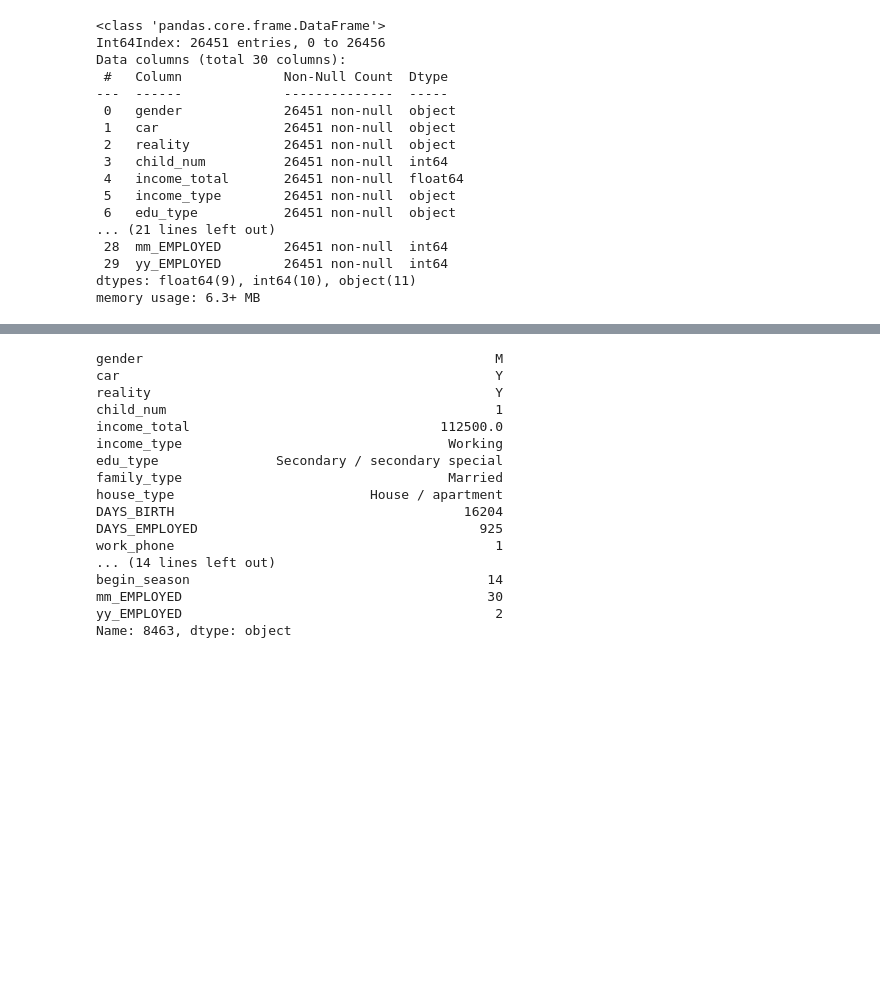
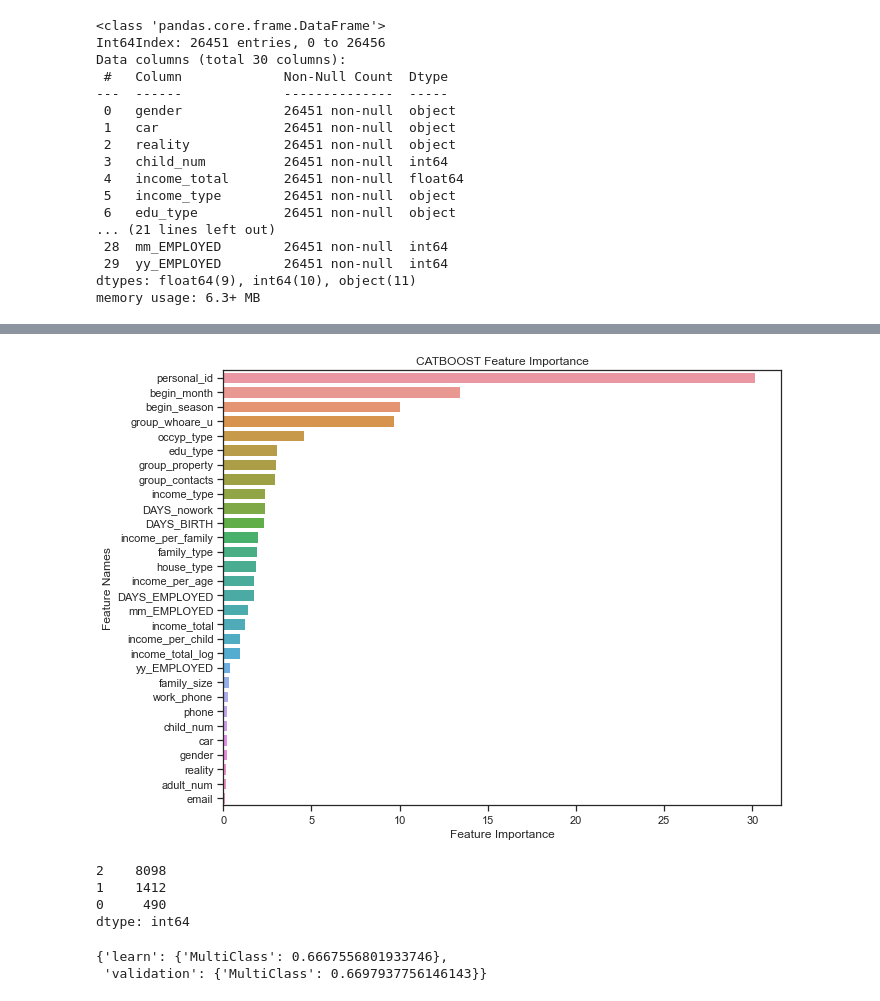
Before and after one commit to Gangtaro/data_science_repository, a Jupyter notebook: COMPETETION_LOG/DACON_210405_credit/Untitled.ipynb, the cells around one changed output, grey strips where cells are left out. Cells and saved outputs as stored; diff of their text form; code cells hidden in the pictures; blank space fills up the shorter version.

```diff
--- a/COMPETETION_LOG/DACON_210405_credit/Untitled.ipynb
+++ b/COMPETETION_LOG/DACON_210405_credit/Untitled.ipynb
@@ -270,19 +254,19 @@ X
 # %%
-skfold = StratifiedKFold(n_splits=10, shuffle=True, random_state=55)
+skfold = StratifiedKFold(n_splits=15, shuffle=True, random_state=55)
 folds=[]
 for train_idx, valid_idx in skfold.split(X, y):
         folds.append((train_idx, valid_idx))
 
 cat_pred = np.zeros((X.shape[0], n_class))
 cat_pred_test = np.zeros((X_test.shape[0], n_class))
-cat_cols = categorical_feats#+ ['gender', 'car', 'reality', 'phone', 'email', 'work_phone']
+cat_cols = categorical_feats
 print('category features : {}'.format(cat_cols))
 
 # 15Fold-CV (StratifiedKFold)
 for fold in range(len(folds)):
-    print(f'\n----------------- Fold {fold} -----------------\n')
+    print(f'\n----------------- Fold {fold+1} -----------------\n')
     train_idx, valid_idx = folds[fold]
-    X_train, X_valid, y_train, y_valid = X.iloc[train_idx], X.iloc[valid_idx], y[train_idx], y[valid_idx]
+    X_train, X_valid, y_train, y_valid = X.iloc[train_idx], X.iloc[valid_idx], y.iloc[train_idx], y.iloc[valid_idx]
     train_data = Pool(data=X_train, label=y_train, cat_features=cat_cols)
     valid_data = Pool(data=X_valid, label=y_valid, cat_features=cat_cols)
 
@@ -290,7 +274,7 @@ for fold in range(len(folds)):
     model_cat.fit(train_data, eval_set=valid_data, use_best_model=True, early_stopping_rounds=50, verbose=100)
 
     cat_pred[valid_idx] = model_cat.predict_proba(X_valid)
-    cat_pred_test += model_cat.predict_proba(X_test) / n_fold
+    cat_pred_test += model_cat.predict_proba(X_test) / len(folds)
     print(f'CV Log Loss Score: {log_loss(y_valid, cat_pred[valid_idx]):.6f}')
 
 print(f'\tLog Loss: {log_loss(y, cat_pred):.6f}')
@@ -313,20 +299,22 @@ X.iloc[[8462, 9021, 10731, 25313, 25390]]
-# %%
-X.iloc[8462]
-# %% [output]
-gender                                             M
-car                                                Y
-reality                                            Y
-child_num                                          1
-income_total                                112500.0
-income_type                                  Working
-edu_type               Secondary / secondary special
-family_type                                  Married
-house_type                         House / apartment
-DAYS_BIRTH                                     16204
-DAYS_EMPLOYED                                    925
-work_phone                                         1
-... (14 lines left out)
-begin_season                                      14
-mm_EMPLOYED                                       30
-yy_EMPLOYED                                        2
-Name: 8463, dtype: object
+# %%
+def plot_feature_importance(importance,names,model_type):
+
+    feature_importance = np.array(importance)
+    feature_names = np.array(names)
+
+    data={'feature_names':feature_names,'feature_importance':feature_importance}
+    fi_df = pd.DataFrame(data)
+
+    fi_df.sort_values(by=['feature_importance'], ascending=False,inplace=True)
+
+    plt.figure(figsize=(10,8))
+
+    sns.barplot(x=fi_df['feature_importance'], y=fi_df['feature_names'])
+
+    plt.title(model_type + ' Feature Importance')
+    plt.xlabel('Feature Importance')
+    plt.ylabel('Feature Names')
+
+plot_feature_importance(model_cat.get_feature_importance(),X_test.columns,'CATBOOST')
+# %% [output]
+[figure, added]
@@ -332,0 +324,7 @@ Name: 8463, dtype: object
+# %%
+submit.set_index('index').apply(np.argmax, axis = 1).value_counts()
+# %% [output]
+2    8098
+1    1412
+0     490
+dtype: int64
@@ -332,0 +333,5 @@ Name: 8463, dtype: object
+# %%
+model_cat.best_score_
+# %% [output]
+{'learn': {'MultiClass': 0.6667556801933746},
+ 'validation': {'MultiClass': 0.6697937756146143}}
```
Also changed, not shown: parts of 8 cells of this notebook, 6 other files.
